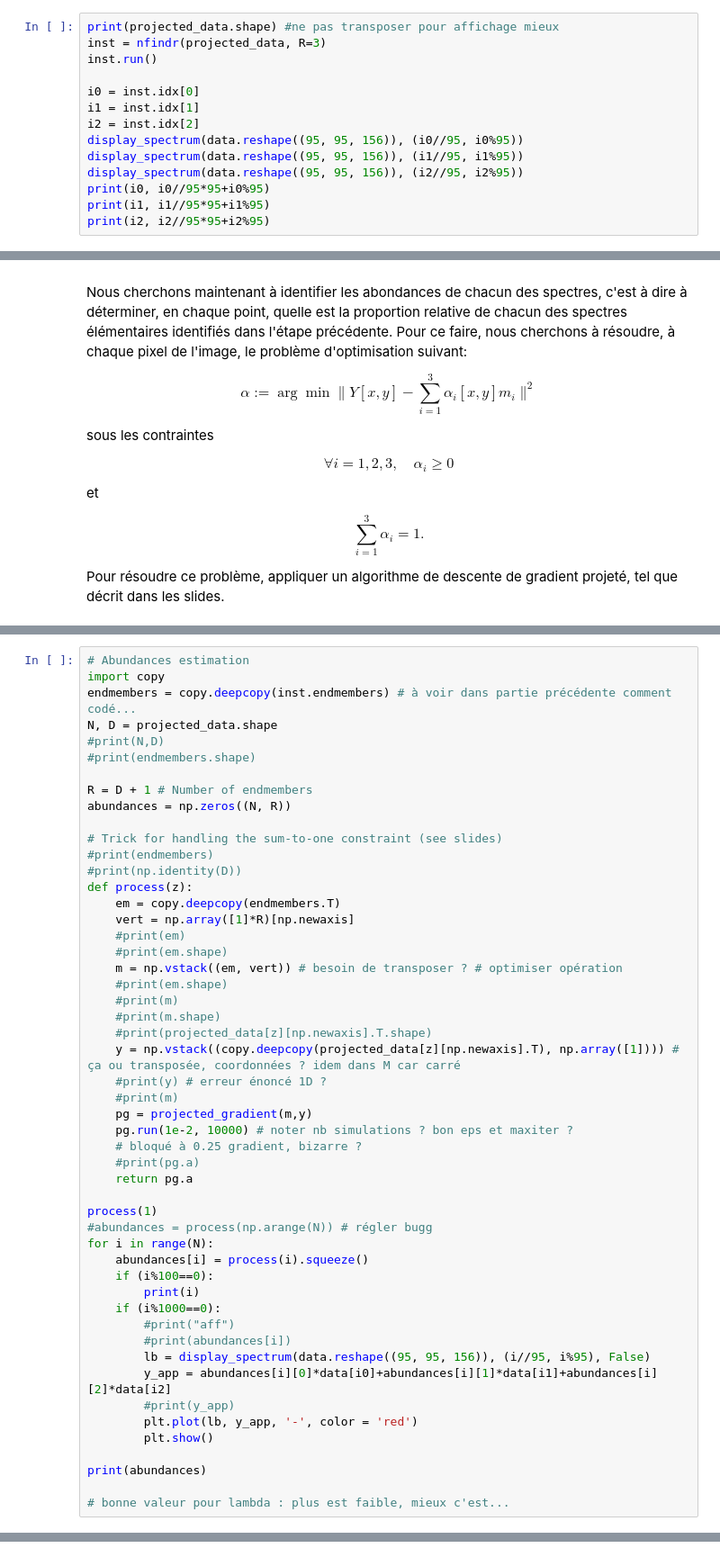
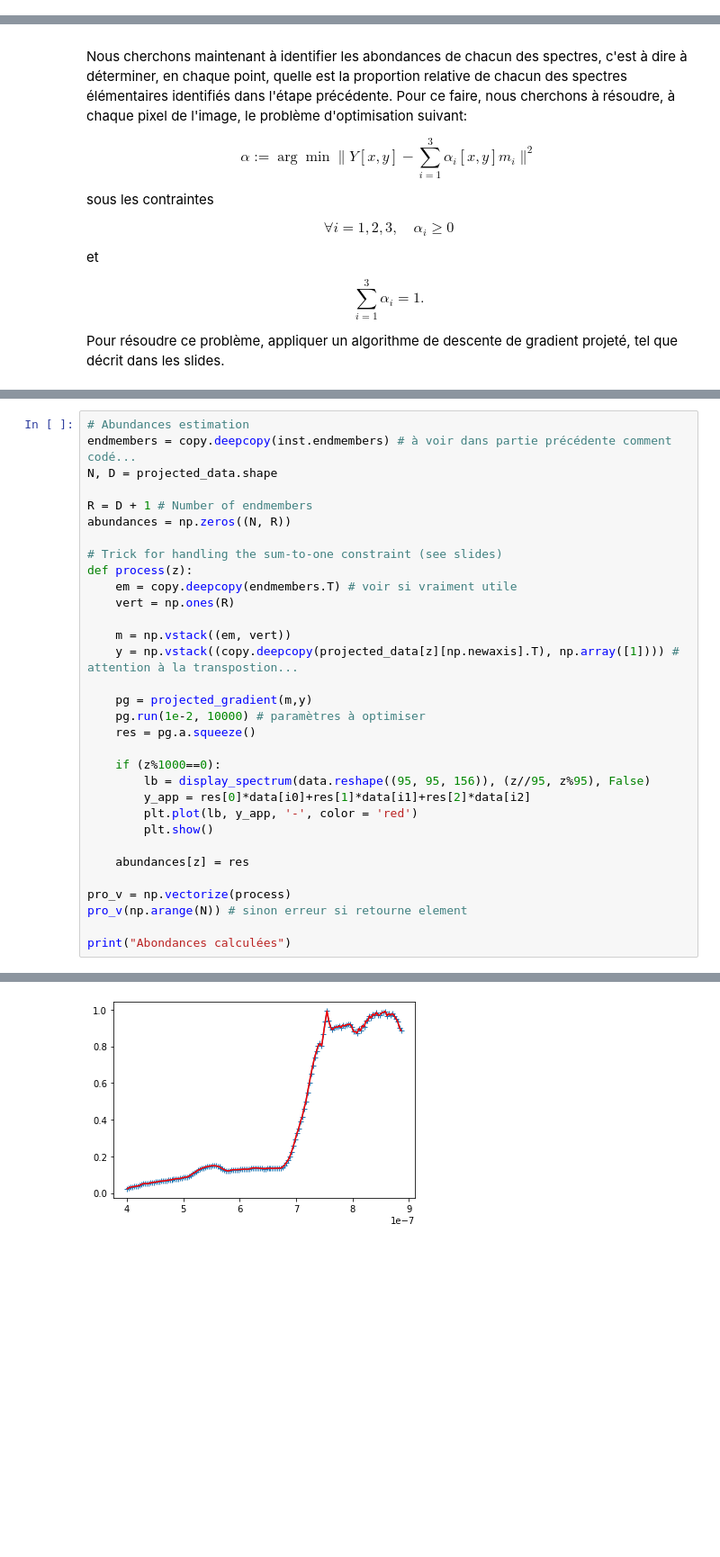
Before and after one commit to florian6973/hyperspectral-imaging, a Jupyter notebook: CodeFlo.ipynb, the cells around one changed output, grey strips where cells are left out. Shown at 90% size. Drawn from its saved outputs; the diff is of its cells as text; blank space fills up the shorter version.

```diff
--- a/CodeFlo.ipynb
+++ b/CodeFlo.ipynb
@@ -281,15 +222 @@ class nfindr:
         plt.show()
-# %%
-print(projected_data.shape) #ne pas transposer pour affichage mieux
-inst = nfindr(projected_data, R=3)
-inst.run()
-
-i0 = inst.idx[0]
-i1 = inst.idx[1]
-i2 = inst.idx[2]
-display_spectrum(data.reshape((95, 95, 156)), (i0//95, i0%95))
-display_spectrum(data.reshape((95, 95, 156)), (i1//95, i1%95))
-display_spectrum(data.reshape((95, 95, 156)), (i2//95, i2%95))
-print(i0, i0//95*95+i0%95)
-print(i1, i1//95*95+i1%95)
-print(i2, i2//95*95+i2%95)
@@ -459,53 +361,34 @@ def display_abundances(abundances):
     plt.show()
 # %%
 # Abundances estimation
-import copy
 endmembers = copy.deepcopy(inst.endmembers) # à voir dans partie précédente comment codé...
 N, D = projected_data.shape
-#print(N,D)
-#print(endmembers.shape)
 
 R = D + 1 # Number of endmembers
 abundances = np.zeros((N, R))
 
 # Trick for handling the sum-to-one constraint (see slides)
-#print(endmembers)
-#print(np.identity(D))
 def process(z):
-    em = copy.deepcopy(endmembers.T)
-    vert = np.array([1]*R)[np.newaxis]
-    #print(em)
-    #print(em.shape)
-    m = np.vstack((em, vert)) # besoin de transposer ? # optimiser opération
-    #print(em.shape)
-    #print(m)
-    #print(m.shape)
-    #print(projected_data[z][np.newaxis].T.shape)
-    y = np.vstack((copy.deepcopy(projected_data[z][np.newaxis].T), np.array([1]))) # ça ou transposée, coordonnées ? idem dans M car carré
-    #print(y) # erreur énoncé 1D ?
-    #print(m)
+    em = copy.deepcopy(endmembers.T) # voir si vraiment utile
+    vert = np.ones(R)
+
+    m = np.vstack((em, vert))
+    y = np.vstack((copy.deepcopy(projected_data[z][np.newaxis].T), np.array([1]))) # attention à la transpostion...
+
     pg = projected_gradient(m,y)
-    pg.run(1e-2, 10000) # noter nb simulations ? bon eps et maxiter ?
-    # bloqué à 0.25 gradient, bizarre ?
-    #print(pg.a)
-    return pg.a
+    pg.run(1e-2, 10000) # paramètres à optimiser
+    res = pg.a.squeeze()
 
-process(1)
-#abundances = process(np.arange(N)) # régler bugg
-for i in range(N):
-    abundances[i] = process(i).squeeze()
-    if (i%100==0):
-        print(i)
-    if (i%1000==0):
-        #print("aff")
-        #print(abundances[i])
-        lb = display_spectrum(data.reshape((95, 95, 156)), (i//95, i%95), False)
-        y_app = abundances[i][0]*data[i0]+abundances[i][1]*data[i1]+abundances[i][2]*data[i2]
-        #print(y_app)
+    if (z%1000==0):
+        lb = display_spectrum(data.reshape((95, 95, 156)), (z//95, z%95), False)
+        y_app = res[0]*data[i0]+res[1]*data[i1]+res[2]*data[i2]
         plt.plot(lb, y_app, '-', color = 'red')
         plt.show()
 
-print(abundances)
+    abundances[z] = res
 
-# bonne valeur pour lambda : plus est faible, mieux c'est...
+pro_v = np.vectorize(process)
+pro_v(np.arange(N)) # sinon erreur si retourne element
+
+print("Abondances calculées")
 # %% [output]
@@ -511,0 +397 @@ print(abundances)
+[figure, new version]
```
Also changed, not shown: parts of 15 cells of this notebook.
